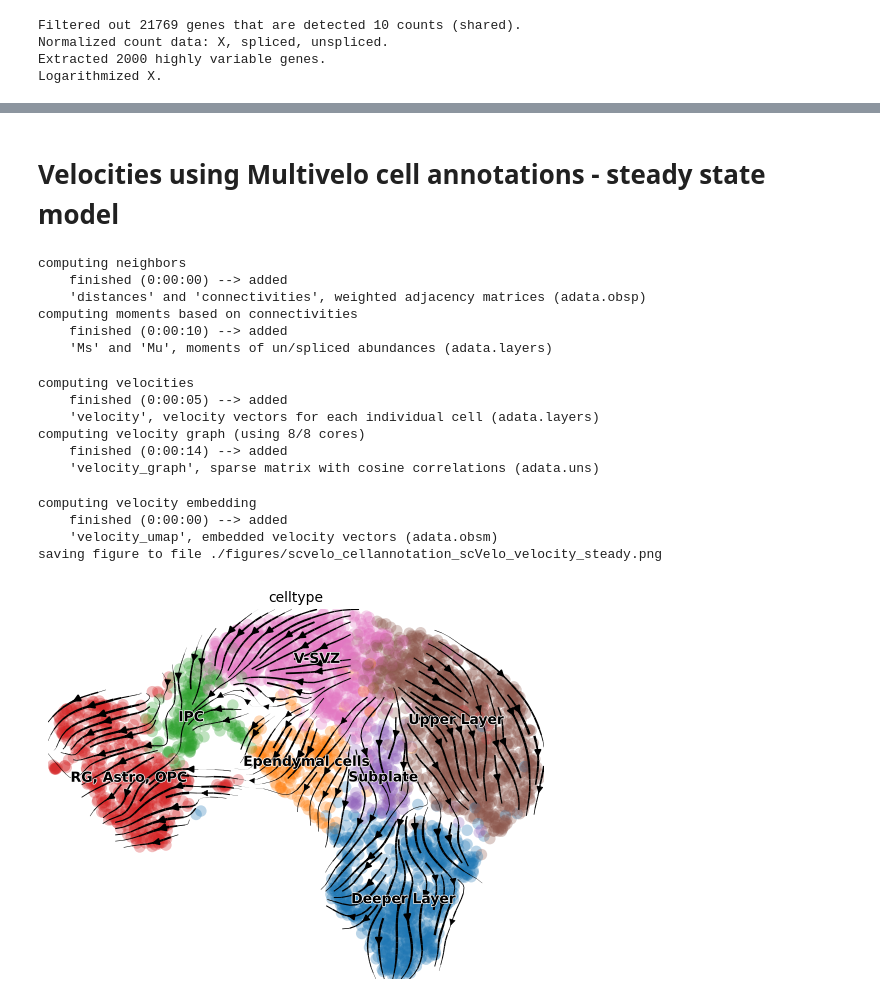
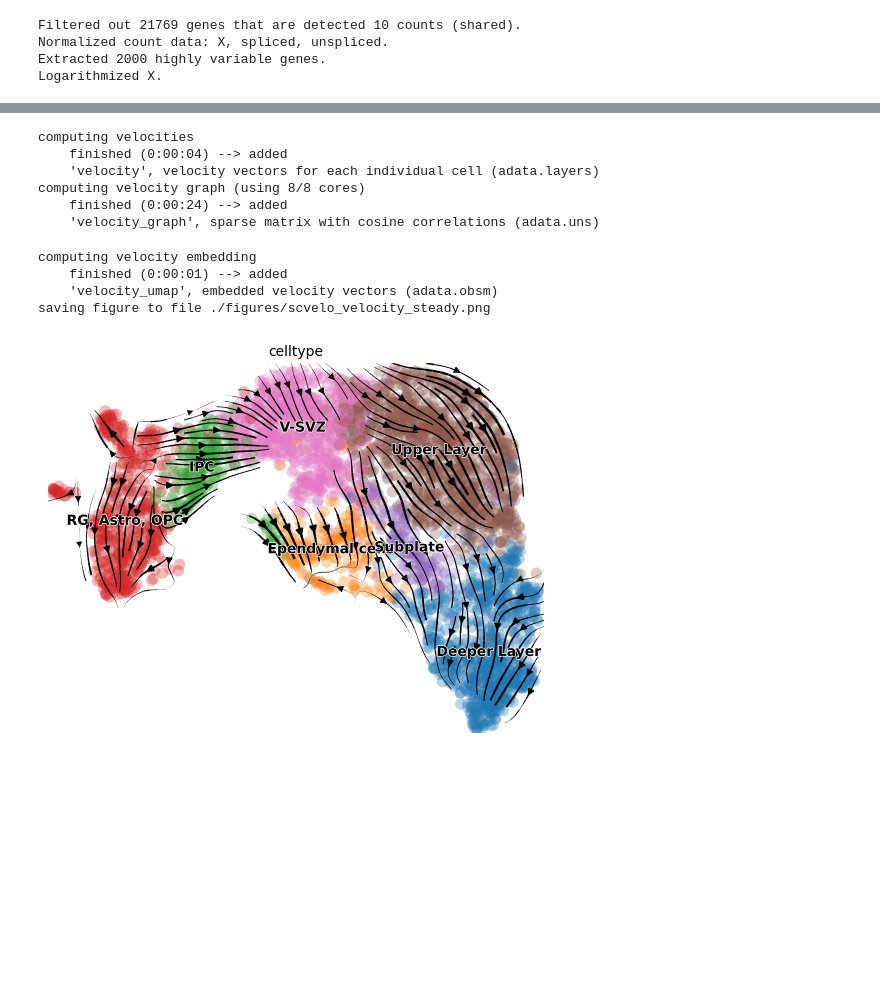
Before and after one commit to smilies-polito/atlas-experiments, a Jupyter notebook: scRNA_10xMouseLoom_Preprocessing.ipynb, the cells around one changed output, grey strips where cells are left out. Saved outputs shown, nothing was run; the diff lists cells and outputs as text; code cells hidden in the pictures; blank space fills up the shorter version.

Commit message:
Replace scRNA_10xMouseLoom_Preprocessing.ipynb - Sistemato scVelo dynamical e steady state models

```diff
--- a/scRNA_10xMouseLoom_Preprocessing.ipynb
+++ b/scRNA_10xMouseLoom_Preprocessing.ipynb
@@ -179,53 +162,26 @@ saving figure to file ./figures/scvelo_cellannotation_scVelo_latentTime_dyn.png
 # %%
 # Saving file
 adata.write_h5ad(os.path.join(CWD, "10xMouse_velocity_dynamical.h5ad"))
-# %% [markdown]
-# Velocities using Multivelo cell annotations - steady state model
-# %%
-adata = sc.read_h5ad(os.path.join(CWD, '10xMouse_loom_preprocessed.h5ad'))
-# Filter for lineages towards neurons and astrocytes
-adata = adata[adata.obs['celltype'].isin(['RG, Astro, OPC',
-                                                     'IPC',
-                                                     'V-SVZ',
-                                                      'Upper Layer',
-                                                      'Deeper Layer',
-                                                      'Ependymal cells',
-                                                      'Subplate'])]
-# %%
-# ScVelo moments computation
-# 1. computes PCA -> HYPER PARAMETER PCs =  NUMBER OF PRINCIPAL COMPONENTS
-# 2. coputes neighbor graph based on Euclidean distances -> HYPERPARAMETER K = NUMBER OF NEIGHBORS
-# 3. compute first and second order moments (means and uncentered variances) for each cell across its neighbors
-scv.pp.moments(adata, n_neighbors=30, n_pcs=30)
-sc.tl.umap(adata, random_state=seed)
-# %% [output]
-computing neighbors
-    finished (0:00:00) --> added
-    'distances' and 'connectivities', weighted adjacency matrices (adata.obsp)
-computing moments based on connectivities
-    finished (0:00:10) --> added
-    'Ms' and 'Mu', moments of un/spliced abundances (adata.layers)
 # %%
 scv.tl.velocity(adata)
-# Fits velocities
 scv.tl.velocity_graph(adata, n_jobs=-1)
 # Computes transitoon probability matrix between cells (si, sj are in opposite directions therefore pi=-1, si, sj are in concordant directions pi = 1 and si sj are in
 # orthogonal directions pi= 0)  -> measure in directionality concordance between a cell and its neighbors
 # %% [output]
 computing velocities
-    finished (0:00:05) --> added
+    finished (0:00:04) --> added
     'velocity', velocity vectors for each individual cell (adata.layers)
 computing velocity graph (using 8/8 cores)
-    finished (0:00:14) --> added
+    finished (0:00:24) --> added
     'velocity_graph', sparse matrix with cosine correlations (adata.uns)
 # %%
-scv.pl.velocity_embedding_stream(adata, basis='umap', color='celltype', save= 'cellannotation_scVelo_velocity_steady.png')
+scv.pl.velocity_embedding_stream(adata, basis='umap', color='celltype', save= 'velocity_steady.png')
 # %% [output]
 computing velocity embedding
-    finished (0:00:00) --> added
+    finished (0:00:01) --> added
     'velocity_umap', embedded velocity vectors (adata.obsm)
-saving figure to file ./figures/scvelo_cellannotation_scVelo_velocity_steady.png
+saving figure to file ./figures/scvelo_velocity_steady.png
-[figure, old version]
+[figure, new version]
 # %%
 # Saving file
 adata.write_h5ad(os.path.join(CWD, "10xMouse_velocity_steady.h5ad"))
```
Also changed, not shown: parts of 21 cells of this notebook.
